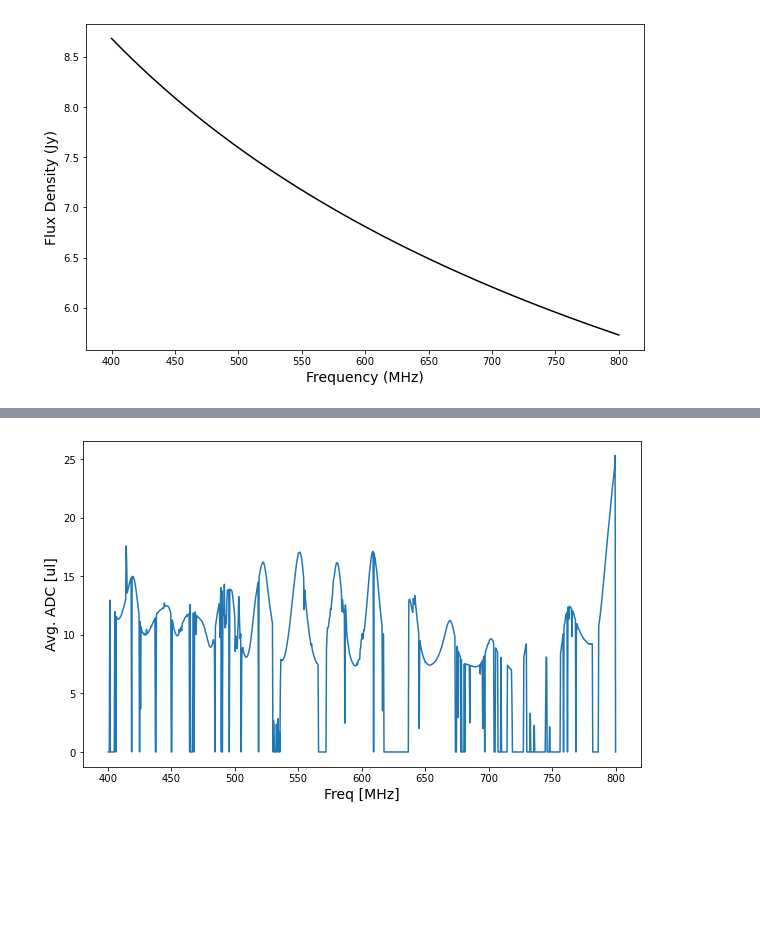
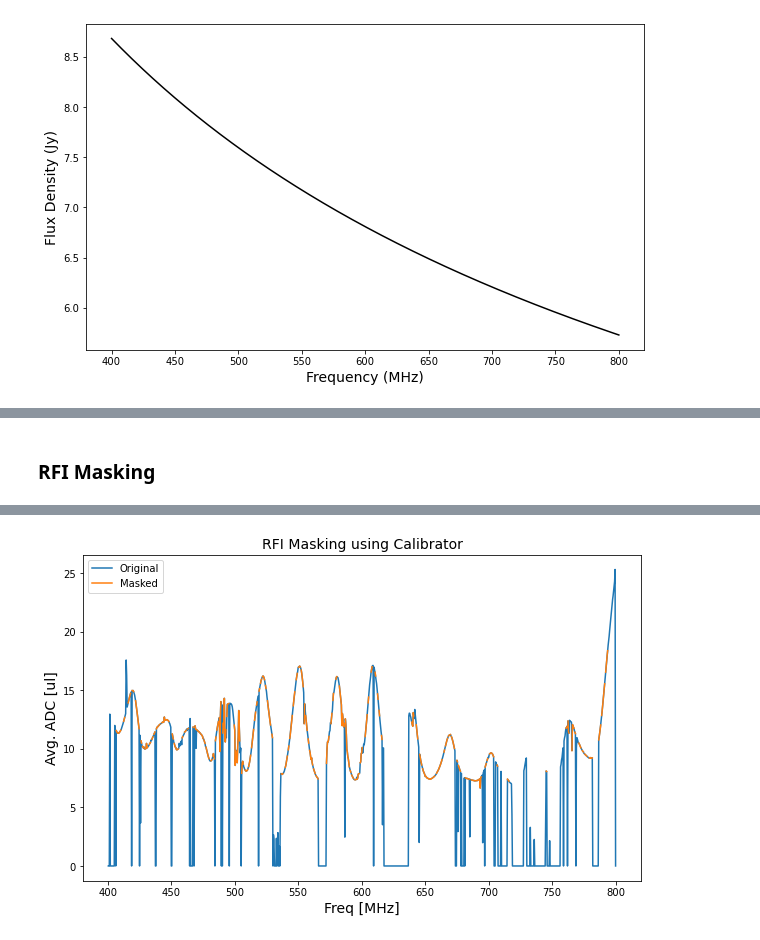
Before and after one commit to astronamanj/641_Observational_Techniques, a Jupyter notebook: chime_pulsar_search/calibration.ipynb, the cells around one changed output, grey strips where cells are left out. Saved outputs shown, nothing was run; the diff lists cells and outputs as text; code cells hidden in the pictures; blank space fills up the shorter version.

```diff
--- a/chime_pulsar_search/calibration.ipynb
+++ b/chime_pulsar_search/calibration.ipynb
@@ -48,10 +72,29 @@ plt.show()
+# %% [markdown]
+### RFI Masking
 # %%
-cal.compute_stats()
+# Mask the RFI
+_, chan_mask = cal.clean_rfi(
+    method = "mad",
+    threshold=3,
+    # filename = "./data/calibrator_source_masked.fil",
+)
+cal_masked = FilReader("calibrator_source_masked.fil")
+cal_masked.compute_stats()
 
+freq_mask = cal_masked.chan_stats.mean == 0
 fig = plt.figure(figsize=(10, 6))
-plt.plot(cal.header.chan_freqs, cal.chan_stats.mean)
+plt.plot(
+    cal_masked.header.chan_freqs,
+    cal.chan_stats.mean
+)
+plt.plot(
+    cal_masked.header.chan_freqs,
+    np.where(~freq_mask,cal_masked.chan_stats.mean,np.nan)
+)
 plt.ylabel('Avg. ADC [ul]', fontsize=14)
 plt.xlabel('Freq [MHz]', fontsize=14)
+plt.title('RFI Masking using Calibrator', fontsize=14)
+plt.legend(['Original', 'Masked'])
 plt.show()
 # %% [output]
 [interactive output not drawn]
@@ -60 +106 @@ plt.show()
-[figure, old version]
+[figure, new version]
```
Also changed, not shown: parts of 19 cells of this notebook.
